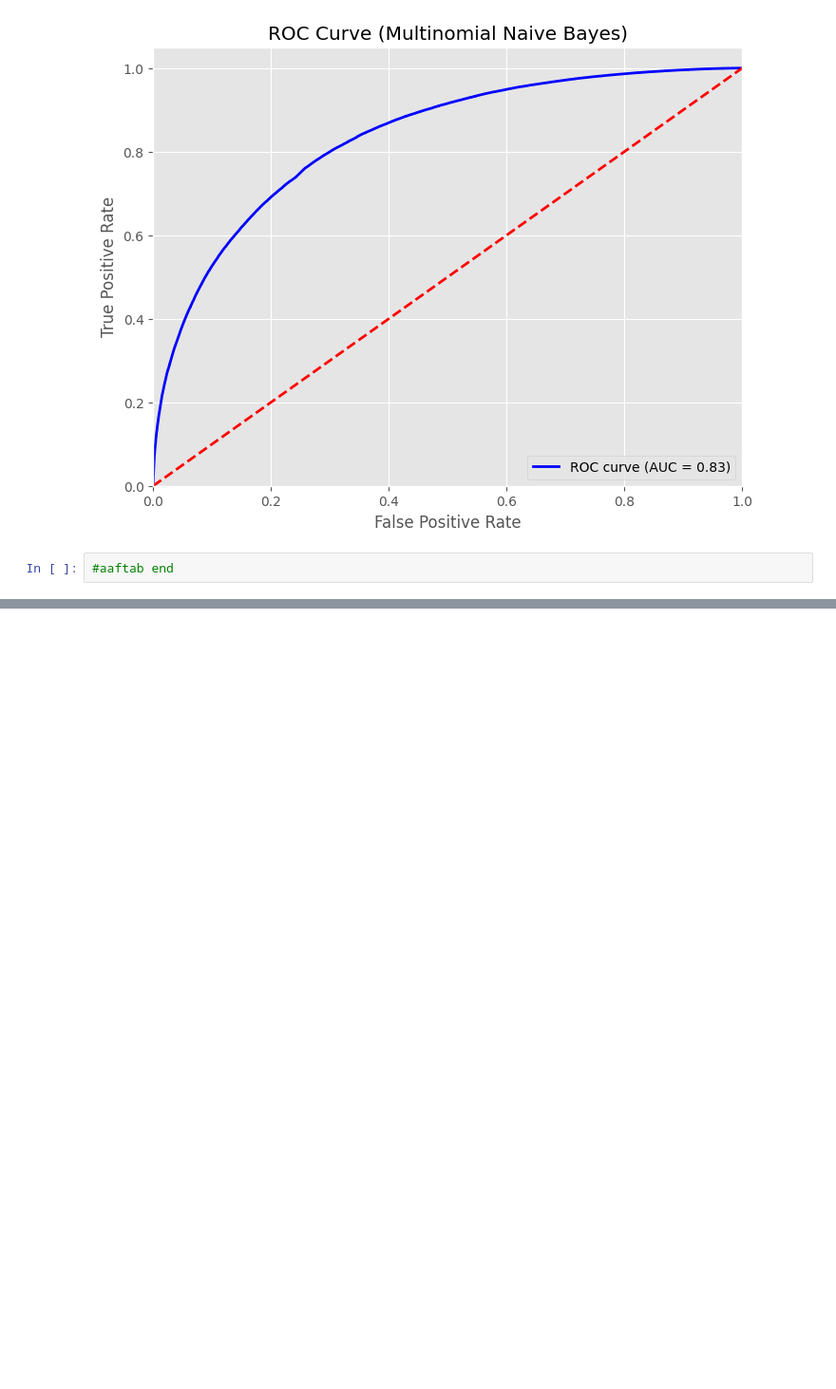
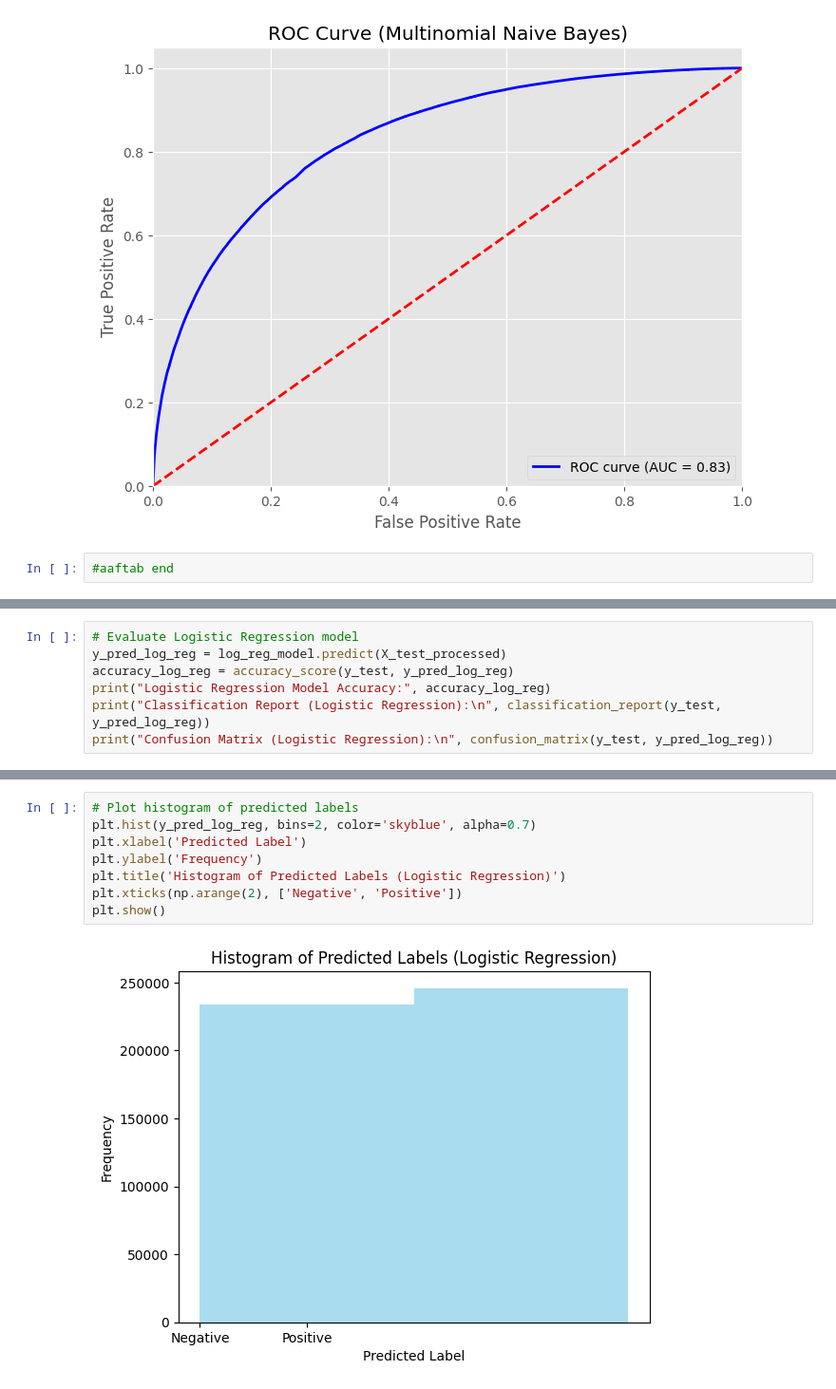
Before and after one commit to Akshat-1729/ost_sppech_proj, a Jupyter notebook: sppechimage.ipynb, the cells around one changed output, grey strips where cells are left out. Shown at 95% size. Saved outputs shown, nothing was run; the diff lists cells and outputs as text; blank space fills up the shorter version.

```diff
--- a/sppechimage.ipynb
+++ b/sppechimage.ipynb
@@ -728,0 +778,7 @@ plt.show()
+# %%
+# Evaluate Logistic Regression model
+y_pred_log_reg = log_reg_model.predict(X_test_processed)
+accuracy_log_reg = accuracy_score(y_test, y_pred_log_reg)
+print("Logistic Regression Model Accuracy:", accuracy_log_reg)
+print("Classification Report (Logistic Regression):\n", classification_report(y_test, y_pred_log_reg))
+print("Confusion Matrix (Logistic Regression):\n", confusion_matrix(y_test, y_pred_log_reg))
@@ -728,0 +822,10 @@ plt.show()
+# %%
+# Plot histogram of predicted labels
+plt.hist(y_pred_log_reg, bins=2, color='skyblue', alpha=0.7)
+plt.xlabel('Predicted Label')
+plt.ylabel('Frequency')
+plt.title('Histogram of Predicted Labels (Logistic Regression)')
+plt.xticks(np.arange(2), ['Negative', 'Positive'])
+plt.show()
+# %% [output]
+[figure, added]
```
Also changed, not shown: parts of 15 cells of this notebook.
